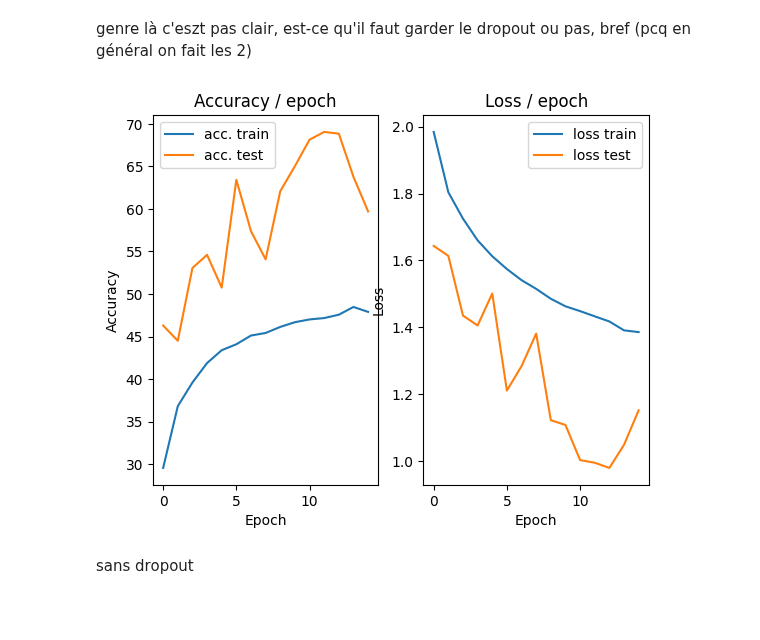
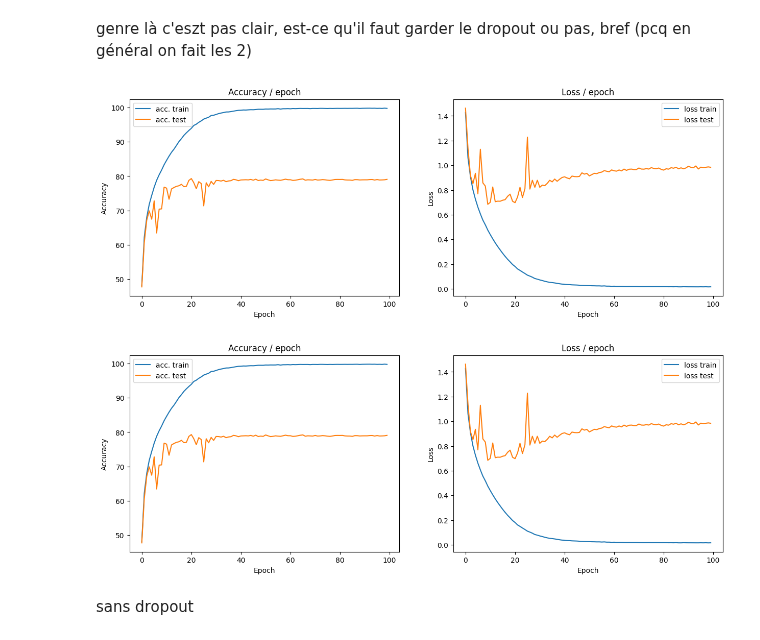
Before and after one commit to CharlesAttend/M2-DAC, a Jupyter notebook: RDFIA/TME/TME3-4/1_cd_CNNs.ipynb, the cells around one changed output. Cells and saved outputs as stored; diff of their text form; code cells hidden in the pictures; blank space fills up the shorter version.

Commit message:
RDFIA/TME3-4: feat: lots of plots and experiments

```diff
--- a/RDFIA/TME/TME3-4/1_cd_CNNs.ipynb
+++ b/RDFIA/TME/TME3-4/1_cd_CNNs.ipynb
@@ -77,12 +77,13 @@ def get_dataset(batch_size, cuda=False, transform=None):
         download = True
 
     if transform == "normalize":
-        transform_train = transform_test = transforms.Compose(
+        transform_train = transforms.Compose(
             [
                 transforms.ToTensor(),
                 transforms.Normalize(mean=[0.491, 0.482, 0.447], std=[0.202, 0.199, 0.201]),
             ]
         )
+        transform_test = transforms.Compose([transforms.ToTensor()])
     elif transform == "augmentation":
         transform_train = transforms.Compose(
             [
@@ -214,7 +215,7 @@ def main(
     criterion = nn.CrossEntropyLoss()
     optimizer = torch.optim.SGD(model.parameters(), lr)
     if scheduler:
-        scheduler = ExponentialLR(optimizer, gamma=0.95)
+        scheduler = lr_scheduler.ExponentialLR(optimizer, gamma=0.95)
 
     if cuda:  # only with GPU, and not with CPU
         cudnn.benchmark = True
@@ -367,0 +372,4 @@ plt.show()
+# %%
+BATCH_SIZE = 32
+LR = 0.01
+EPOCHS = 100
@@ -529,10 +706,13 @@ class ConvNet(nn.Module):
 # %% [markdown]
 genre là c'eszt pas clair, est-ce qu'il faut garder le dropout ou pas, bref (pcq en général on fait les 2)
 # %%
-plots_batchnorm = main(128, 0.01, epochs=15, cuda=cuda, scheduler=True)
-plots_batchnorm.plot()
+plots_batchnorm_with_dropout = main(BATCH_SIZE, LR, epochs=EPOCHS, cuda=cuda, scheduler=True)
 # %% [output]
-[figure, old version]
+[figure, new version]
+# %%
+plots_batchnorm_with_dropout.plot("batchnorm_with_dropout")
+# %% [output]
+[figure, added]
 # %% [markdown]
 sans dropout
 # %%
```
Also changed, not shown: parts of 40 cells of this notebook, 1 other file.
